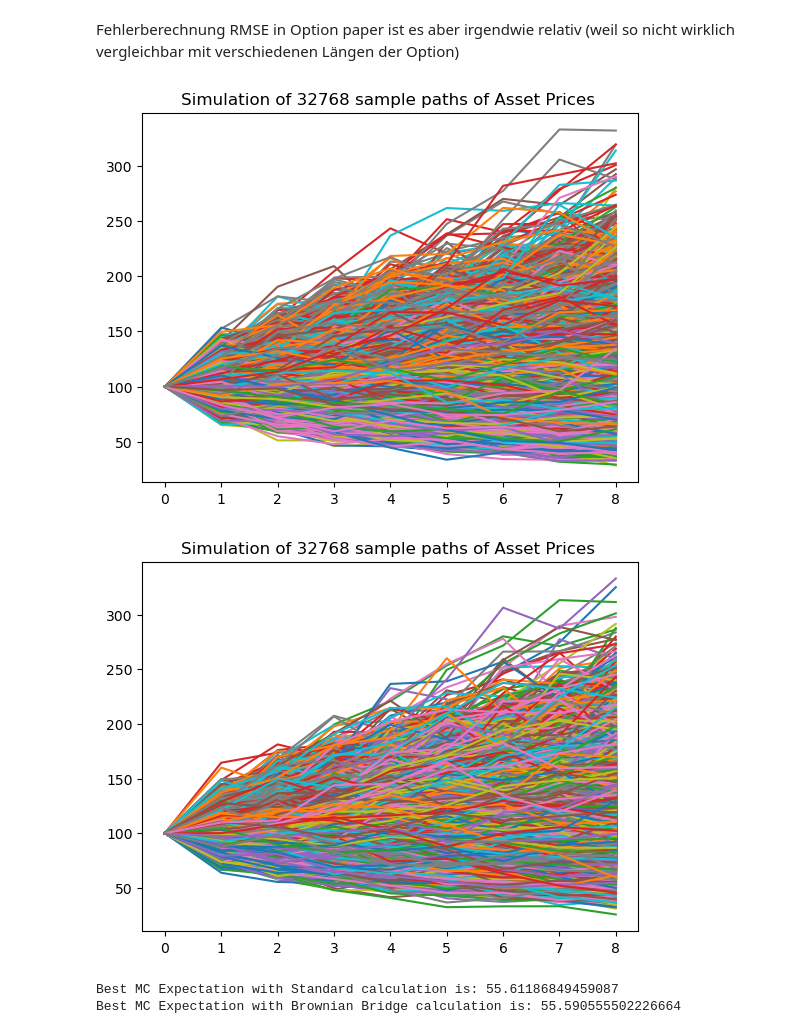
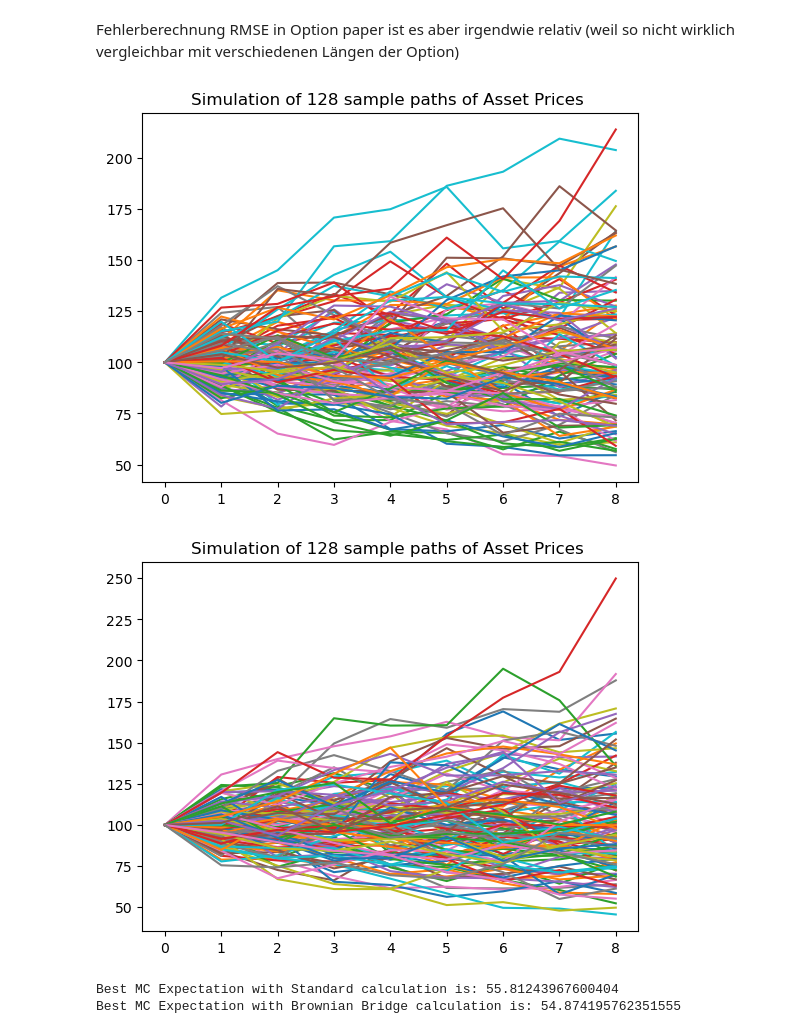
Before and after one commit to fabiangothe/Bachelor-thesis, a Jupyter notebook: Ratched_Digital_Option_Comparison.ipynb, the cells around one changed output. Cells and saved outputs as stored; diff of their text form; code cells hidden in the pictures.

```diff
--- a/Ratched_Digital_Option_Comparison.ipynb
+++ b/Ratched_Digital_Option_Comparison.ipynb
@@ -23,3 +25,9 @@ def Sobol_seq_normal_transformed(d,m, scramble_func):
+# %%
+def Halton_seq_normal_transformed(d, mc_runs, scramble_func):
+    Halton_seq = qmc.Halton(d, scramble=scramble_func)
+    sample = Halton_seq.random(n=mc_runs)
+
+    return norm.ppf(sample, loc = 0, scale = 1)
 # %% [markdown]
 Create Brownian Bridges
 # %%
@@ -48,6 +56,16 @@ def create_BB(k, m, QMC, Sobol_not_Halton, scramble_func, mc_runs, d, delta_t):
                     X[:,pos] = (1/2) * X[:,pos - h] + (1/2) * X[:,pos + h] + np.sqrt((1/2) * h * delta_t) * norm_rv[:,pos-1]
                     #print(pos)
                     pos = pos + 2*h
+        elif Sobol_not_Halton == False:
+            norm_rv = Halton_seq_normal_transformed(d, mc_runs, scramble_func)
+            X[:,d] = np.sqrt(d * delta_t) * norm_rv[:, d-1]
+            for i in range(k):
+                h = int(h/2)
+                pos = h
+                for j in range(2**i):
+                    X[:,pos] = (1/2) * X[:,pos - h] + (1/2) * X[:,pos + h] + np.sqrt((1/2) * h * delta_t) * norm_rv[:,pos-1]
+                    #print(pos)
+                    pos = pos + 2*h
 
     return X
 # %% [markdown]
@@ -71,6 +89,14 @@ def create_standard_bm(k, m, QMC, Sobol_not_Halton, scramble_func, mc_runs, d, d
                 A = math.sqrt(delta_t)*lower_tri_matr
                 #create Brownian motion
                 BM[i,:] = A.dot(norm_rv[i,:])
+        elif Sobol_not_Halton == False:
+            BM = np.empty([mc_runs,d])
+            norm_rv = Halton_seq_normal_transformed(d, mc_runs, scramble_func)
+            for i in range(mc_runs):
+                lower_tri_matr = np.tril(np.ones([d,d]))
+                A = math.sqrt(delta_t)*lower_tri_matr
+                #create Brownian motion
+                BM[i,:] = A.dot(norm_rv[i,:])
 
     return BM
 # %% [markdown]
@@ -119,7 +145,7 @@ S_0 = 100
 mu = 0.045
 sigma = 0.3
 
-m = 15
+m = 7
 mc_runs = 2**m    #Für Sobol sequence
 # %% [markdown]
 Exaktes Ergebnis
@@ -135,32 +161,32 @@ Fehlerberechnung RMSE in Option paper ist es aber irgendwie relativ (weil so nic
 # %%
 n = np.linspace(10,mc_runs, 1000, dtype = int)
 mc_sim_SBM = np.empty(len(n))
 mc_sim_BB = np.empty(len(n))
 
 mc_runs = int(n[len(n)-1])
 
 QMC = True
-Sobol_not_Halton = True
+Sobol_not_Halton = False
 scramble_func = True
 
 
 BB = False
 payoff_SBM = ratched_option(k, m, QMC, Sobol_not_Halton, scramble_func, BB, mc_runs, d, delta_t, S_0, mu, sigma)
 
 BB = True
 payoff_BB = ratched_option(k, m, QMC, Sobol_not_Halton, scramble_func, BB, mc_runs, d, delta_t, S_0, mu, sigma)
 
 #Darf ich die Simulation so machen, in dem ich ich immer ein Teilintervall nehme?
 for i in range(len(n)):
     mc_sim_SBM[i] = payoff_SBM[:n[i]].mean() #Hier werden aus Payoff MC Wert berechnet
     mc_sim_BB[i] = payoff_BB[:n[i]].mean()
 print("Best MC Expectation with Standard calculation is: " + str(mc_sim_SBM.mean()))
 print("Best MC Expectation with Brownian Bridge calculation is: " + str(mc_sim_BB.mean()))
 # %% [output]
-[figure, old version]
+[figure, new version]
-[figure, old version]
+[figure, new version]
-Best MC Expectation with Standard calculation is: 55.61186849459087
-Best MC Expectation with Brownian Bridge calculation is: 55.590555502226664
+Best MC Expectation with Standard calculation is: 55.81243967600404
+Best MC Expectation with Brownian Bridge calculation is: 54.874195762351555
 # %%
 plt.plot(n, np.sqrt((mc_sim_SBM - Exp)**2), label = 'SBM')
 plt.plot(n, np.sqrt((mc_sim_BB - Exp)**2), label = 'BB')
```
Also changed, not shown: parts of 2 cells of this notebook.
